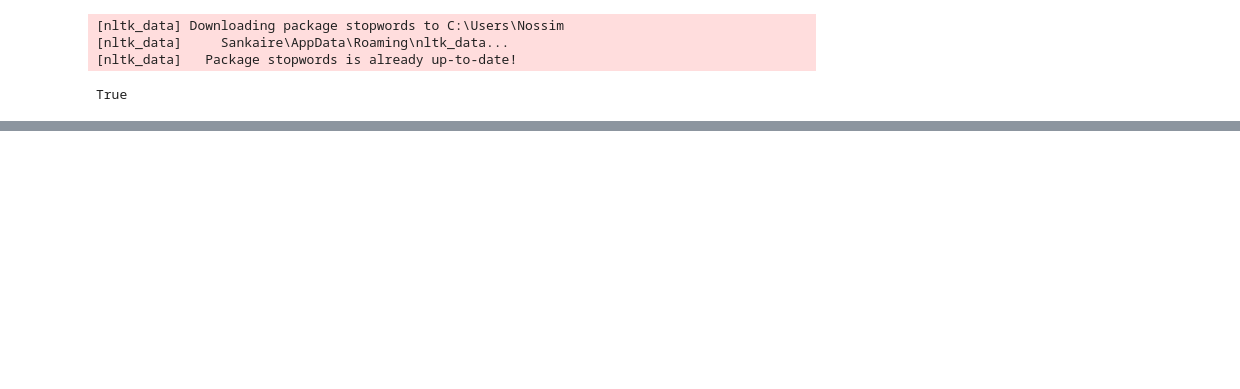
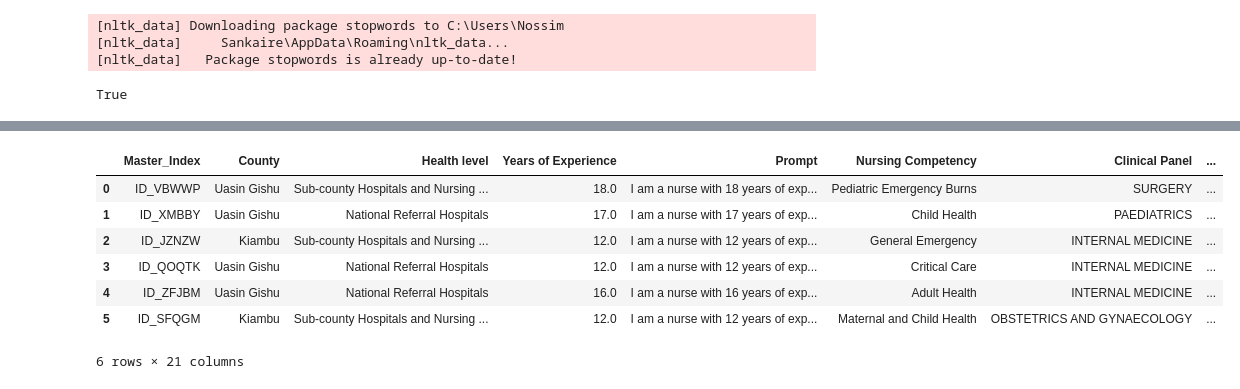
Before and after one commit to Hannah-Nossim/clinical_decision_nlp, a Jupyter notebook: notebooks/preprocessing.ipynb, the cells around one changed output, grey strips where cells are left out. Drawn from its saved outputs; the diff is of its cells as text; code cells hidden in the pictures; blank space fills up the shorter version.

```diff
--- a/notebooks/preprocessing.ipynb
+++ b/notebooks/preprocessing.ipynb
@@ -108,0 +72,12 @@ df[["Prompt_clean", "Symptoms", "Diagnosis_Qs", "Plan_Qs"]].head(10)
+# %%
+
+df.head(6)
+# %% [output]
+|  | Master_Index | County | Health level | Years of Experience | Prompt | Nursing Competency | Clinical Panel | ... |
+| 0 | ID_VBWWP | Uasin Gishu | Sub-county Hospitals and Nursing ... | 18.0 | I am a nurse with 18 years of exp... | Pediatric Emergency Burns | SURGERY | ... |
+| 1 | ID_XMBBY | Uasin Gishu | National Referral Hospitals | 17.0 | I am a nurse with 17 years of exp... | Child Health | PAEDIATRICS | ... |
+| 2 | ID_JZNZW | Kiambu | Sub-county Hospitals and Nursing ... | 12.0 | I am a nurse with 12 years of exp... | General Emergency | INTERNAL MEDICINE | ... |
+| 3 | ID_QOQTK | Uasin Gishu | National Referral Hospitals | 12.0 | I am a nurse with 12 years of exp... | Critical Care | INTERNAL MEDICINE | ... |
+| 4 | ID_ZFJBM | Uasin Gishu | National Referral Hospitals | 16.0 | I am a nurse with 16 years of exp... | Adult Health | INTERNAL MEDICINE | ... |
+| 5 | ID_SFQGM | Kiambu | Sub-county Hospitals and Nursing ... | 12.0 | I am a nurse with 12 years of exp... | Maternal and Child Health | OBSTETRICS AND GYNAECOLOGY | ... |
+6 rows × 21 columns
```
Also changed, not shown: parts of 16 cells of this notebook, 5 other files.
